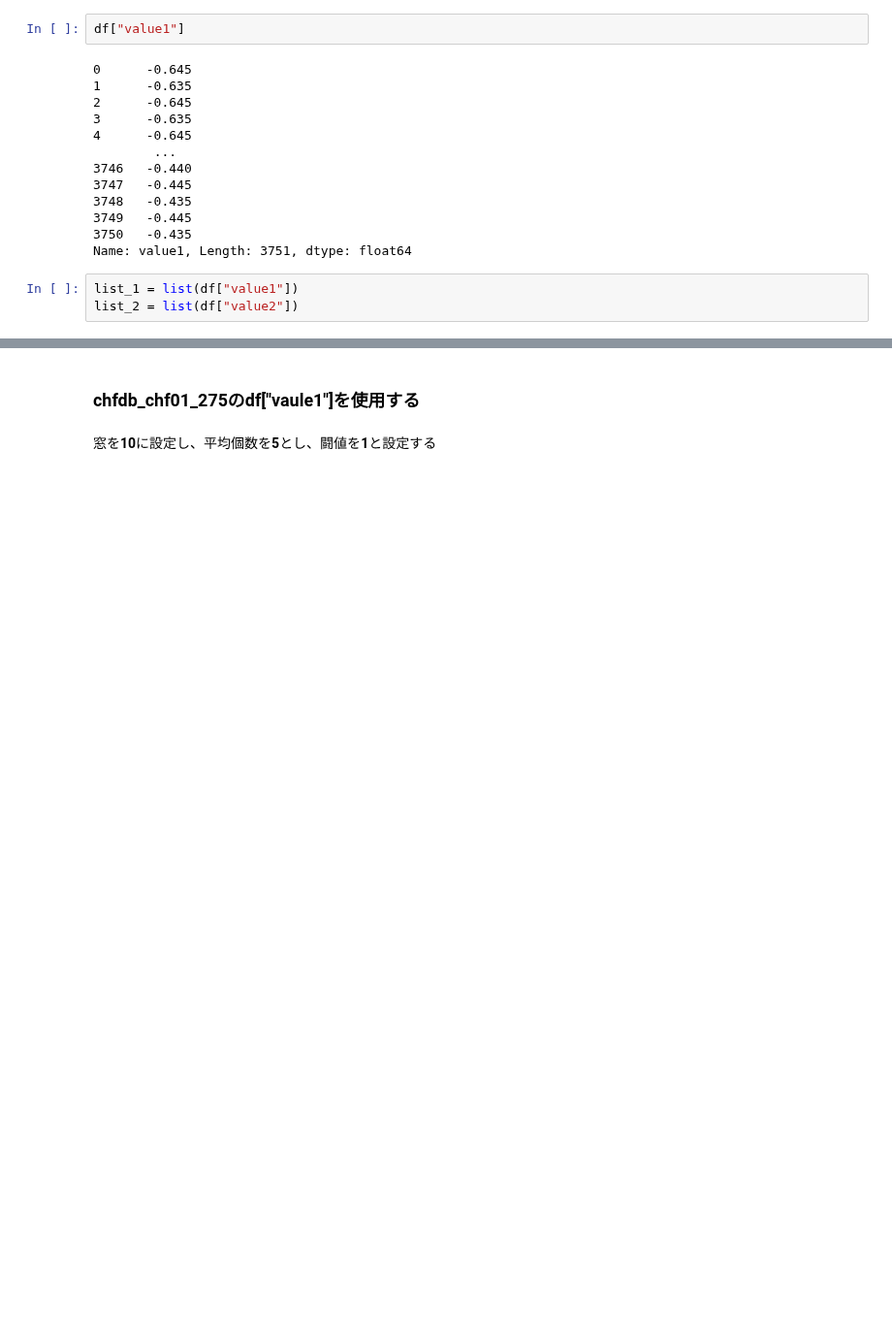
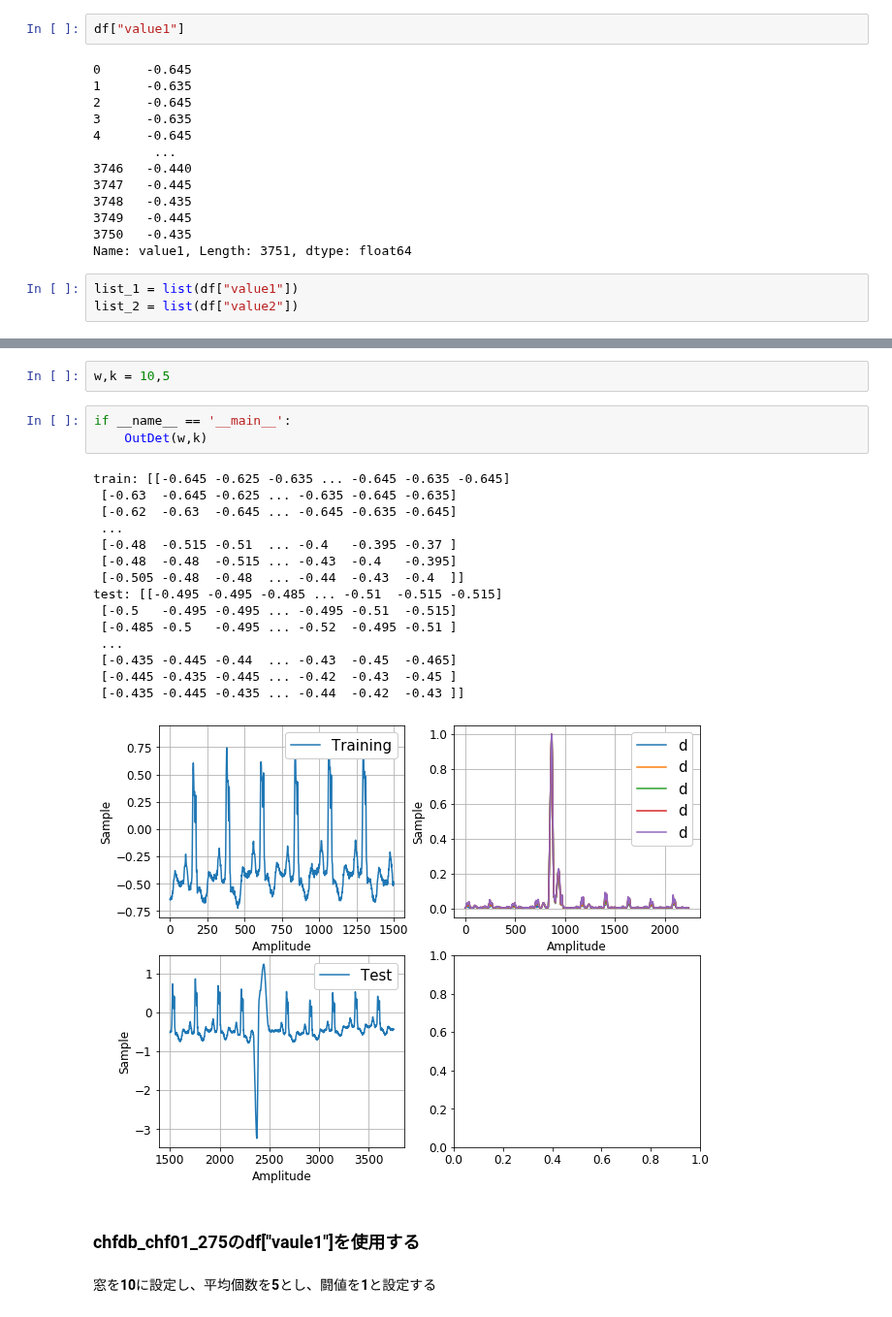
Before and after one commit to takaya-0808/MachineLearning, a Jupyter notebook: work/時系列データ分析/異常値検知/DetectOutlier.ipynb, the cells around one changed output, grey strips where cells are left out. Shown at 97% size. Saved outputs shown, nothing was run; the diff lists cells and outputs as text; blank space fills up the shorter version.

```diff
--- a/work/時系列データ分析/異常値検知/DetectOutlier.ipynb
+++ b/work/時系列データ分析/異常値検知/DetectOutlier.ipynb
@@ -144,3 +203,24 @@ class knn:
+# %%
+w,k = 10,5
+# %%
+if __name__ == '__main__':
+    OutDet(w,k)
+# %% [output]
+train: [[-0.645 -0.625 -0.635 ... -0.645 -0.635 -0.645]
+ [-0.63  -0.645 -0.625 ... -0.635 -0.645 -0.635]
+ [-0.62  -0.63  -0.645 ... -0.645 -0.635 -0.645]
+ ...
+ [-0.48  -0.515 -0.51  ... -0.4   -0.395 -0.37 ]
+ [-0.48  -0.48  -0.515 ... -0.43  -0.4   -0.395]
+ [-0.505 -0.48  -0.48  ... -0.44  -0.43  -0.4  ]]
+test: [[-0.495 -0.495 -0.485 ... -0.51  -0.515 -0.515]
+ [-0.5   -0.495 -0.495 ... -0.495 -0.51  -0.515]
+ [-0.485 -0.5   -0.495 ... -0.52  -0.495 -0.51 ]
+ ...
+ [-0.435 -0.445 -0.44  ... -0.43  -0.45  -0.465]
+ [-0.445 -0.435 -0.445 ... -0.42  -0.43  -0.45 ]
+ [-0.435 -0.445 -0.435 ... -0.44  -0.42  -0.43 ]]
+[figure, added]
 # %% [markdown]
 ### chfdb_chf01_275のdf["vaule1"]を使用する
 # %% [markdown]
```
Also changed, not shown: parts of 6 cells of this notebook.
